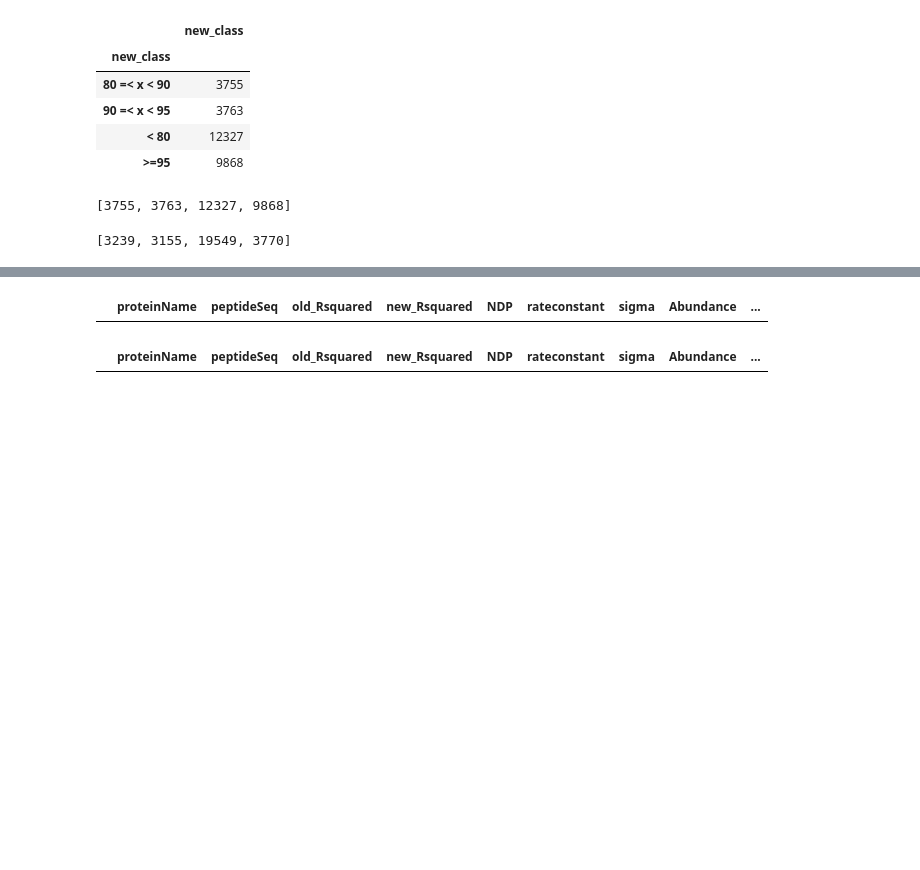
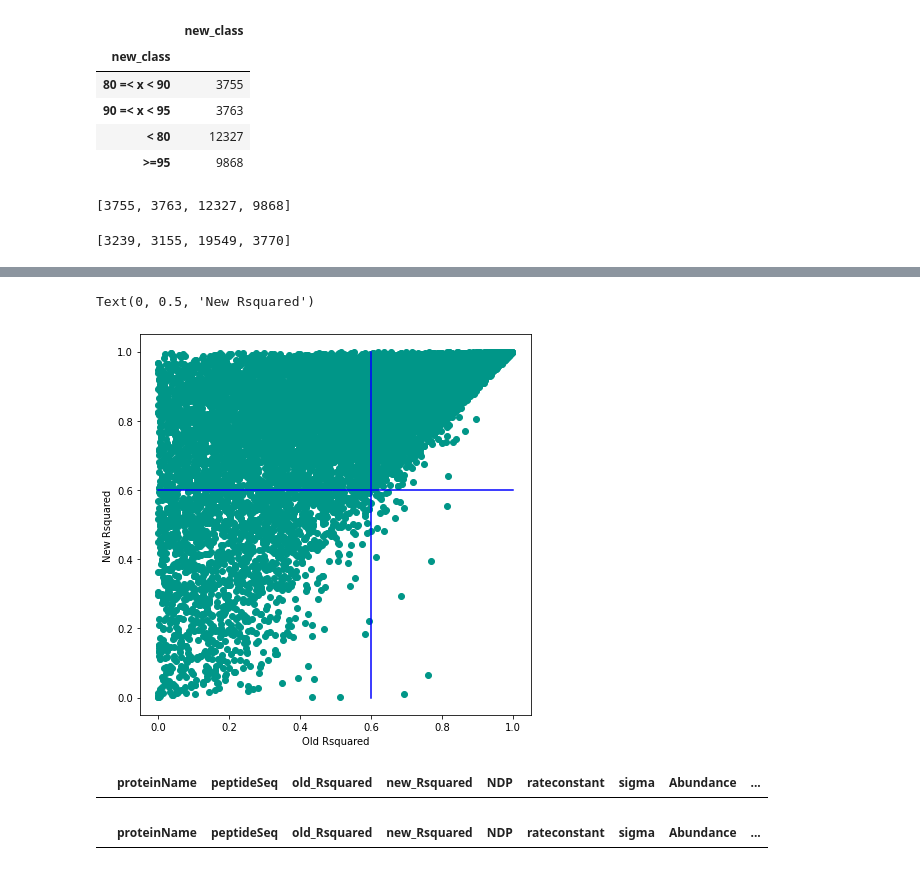
Before and after one commit to henockmamo54/d2omePlusAnalysis, a Jupyter notebook: Summary - Rsquared Comparison.ipynb, the cells around one changed output, grey strips where cells are left out. Saved outputs shown, nothing was run; the diff lists cells and outputs as text; code cells hidden in the pictures; blank space fills up the shorter version.

```diff
--- a/Summary - Rsquared Comparison.ipynb
+++ b/Summary - Rsquared Comparison.ipynb
@@ -201,3 +202,17 @@ Text(0, 0.5, 'New Rsquared')
+# %%
+fig = plt.figure(figsize =(7, 7))
+temp_data=data[ (data.old_Rsquared>0) & (data.new_Rsquared>0)]
+plt.scatter(temp_data.old_Rsquared,temp_data.new_Rsquared,c='#009688')
+# plt.plot(range(0,len(temp_data.shape)),[0.8]*len(temp_data.shape),c='r')
+# plt.plot([0.8]*len(temp_data.shape),range(0,len(temp_data.shape)),c='r')
+
+plt.plot(range(0,len(temp_data.shape)),[0.6]*len(temp_data.shape),c='b')
+plt.plot([0.6]*len(temp_data.shape),range(0,len(temp_data.shape)),c='b')
+plt.xlabel('Old Rsquared')
+plt.ylabel('New Rsquared')
+# %% [output]
+Text(0, 0.5, 'New Rsquared')
+[figure, added]
 # %%
 data[data['old_class']=='0'].head(40)
 # %% [output]
```
Also changed, not shown: parts of 9 cells of this notebook, 2 other files.
